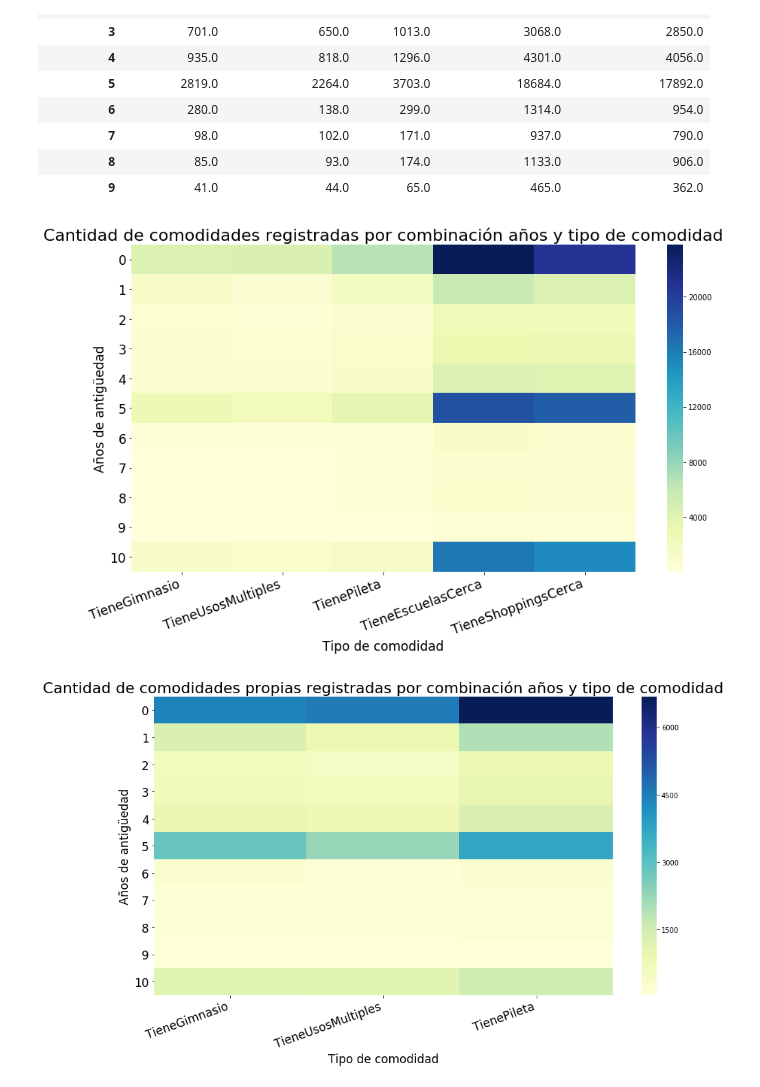
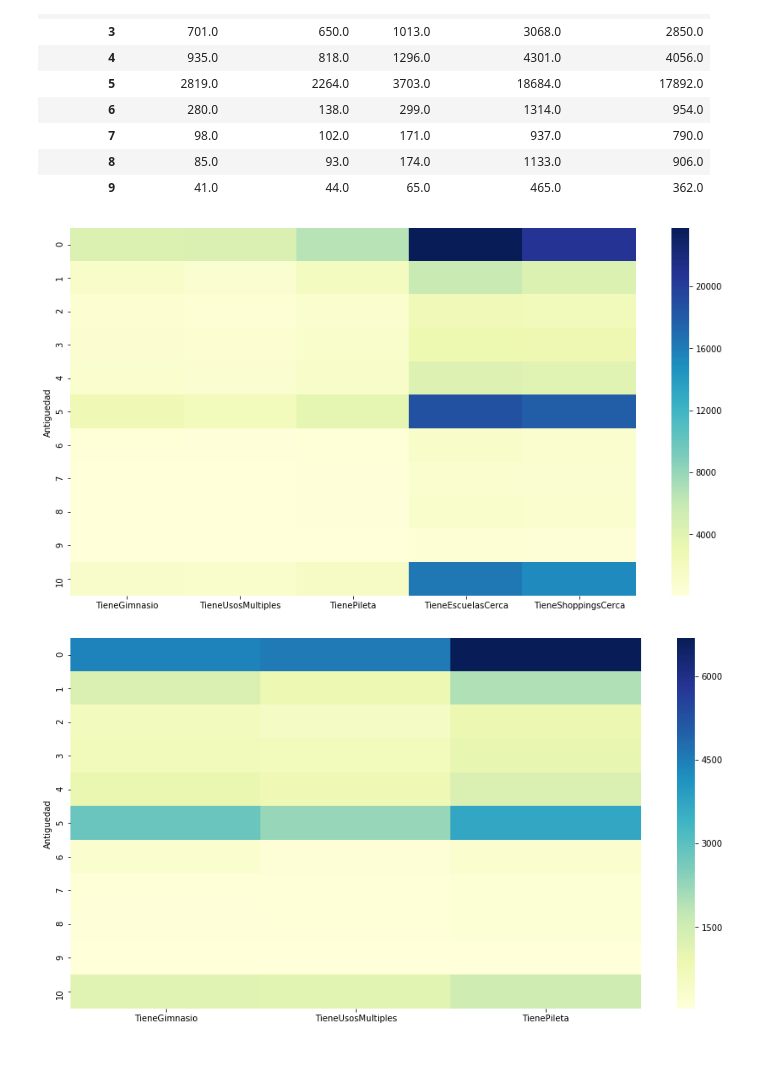
Before and after one commit to komod0/TPs-Org.Datos, a Jupyter notebook: tp1/nbfacundo.ipynb, the cells around one changed output. Drawn from its saved outputs; the diff is of its cells as text; code cells hidden in the pictures; blank space fills up the shorter version.

```diff
--- a/tp1/nbfacundo.ipynb
+++ b/tp1/nbfacundo.ipynb
@@ -897,26 +848,12 @@ df_comodidad_agrupada.head(10)
 # %%
 # Se visualiza un heatmap con 10 años de antigüedad
 plt.figure(figsize=(15,8))
 plot = sb.heatmap(df_comodidad_agrupada[0:11], cmap = 'YlGnBu', cbar = True)
-plot.set_title('Cantidad de comodidades registradas por combinación años y tipo de comodidad', \
-               fontsize = 22, y=2)
-plot.set_xlabel('Tipo de comodidad', fontsize = 17)
-plot.set_ylabel('Años de antigüedad', fontsize = 17)
-plt.xticks(fontsize = 17, rotation = 20, ha = 'right')
-plt.yticks(fontsize = 17, rotation = 0)
-plt.show()
 # %% [output]
-[figure, old version]
+[figure, new version]
 # %%
 # Se visualiza un heatmap con 10 años de antigüedad
 plt.figure(figsize=(15,8))
 plot = sb.heatmap(df_comodidad_agrupada[['TieneGimnasio', 'TieneUsosMultiples', 'TienePileta']][0:11], cmap = 'YlGnBu', cbar = True)
-plot.set_title('Cantidad de comodidades propias registradas por combinación años y tipo de comodidad', \
-               fontsize = 22, y=2)
-plot.set_xlabel('Tipo de comodidad', fontsize = 17)
-plot.set_ylabel('Años de antigüedad', fontsize = 17)
-plt.xticks(fontsize = 17, rotation = 20, ha = 'right')
-plt.yticks(fontsize = 17, rotation = 0)
-plt.show()
 # %% [output]
-[figure, old version]
+[figure, new version]
```
Also changed, not shown: parts of 71 cells of this notebook.
